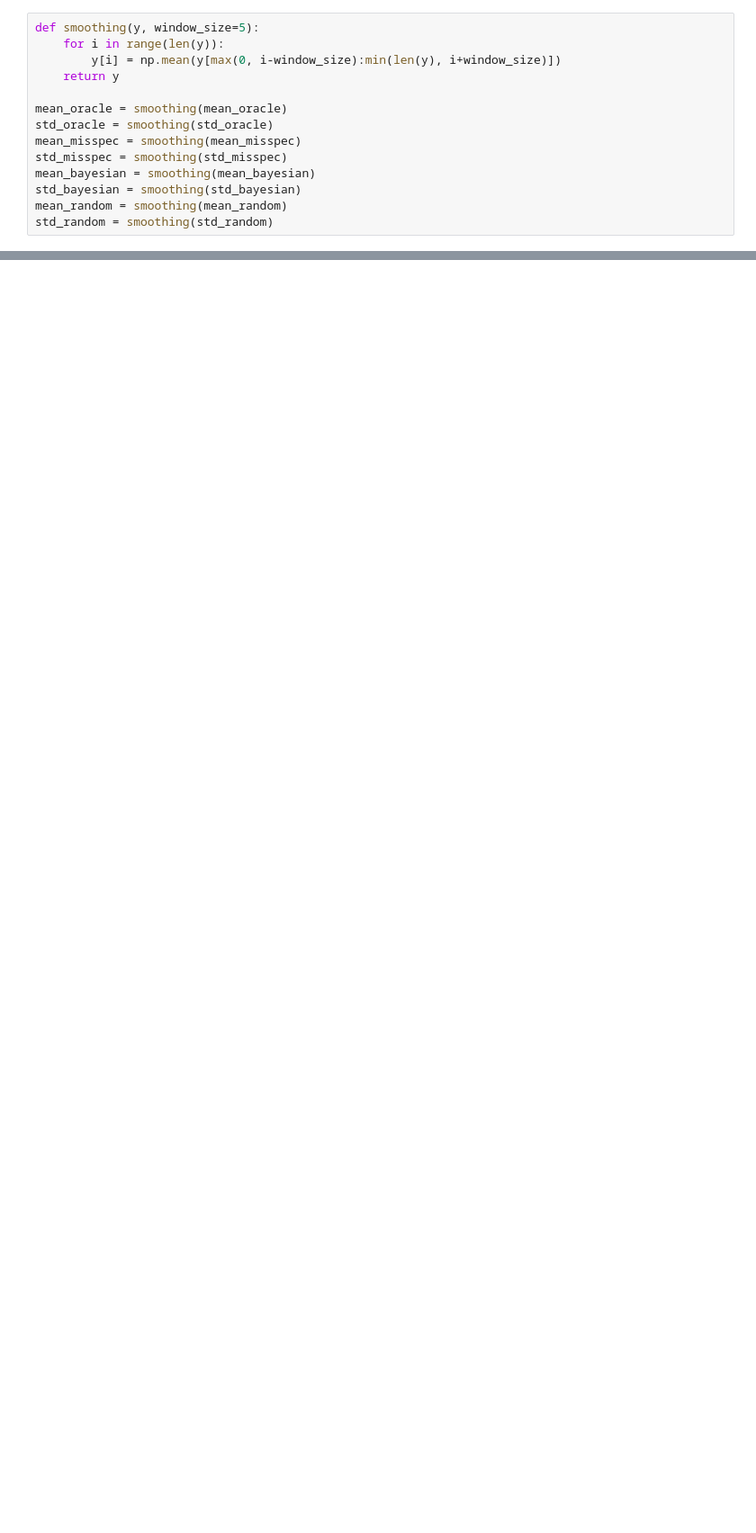
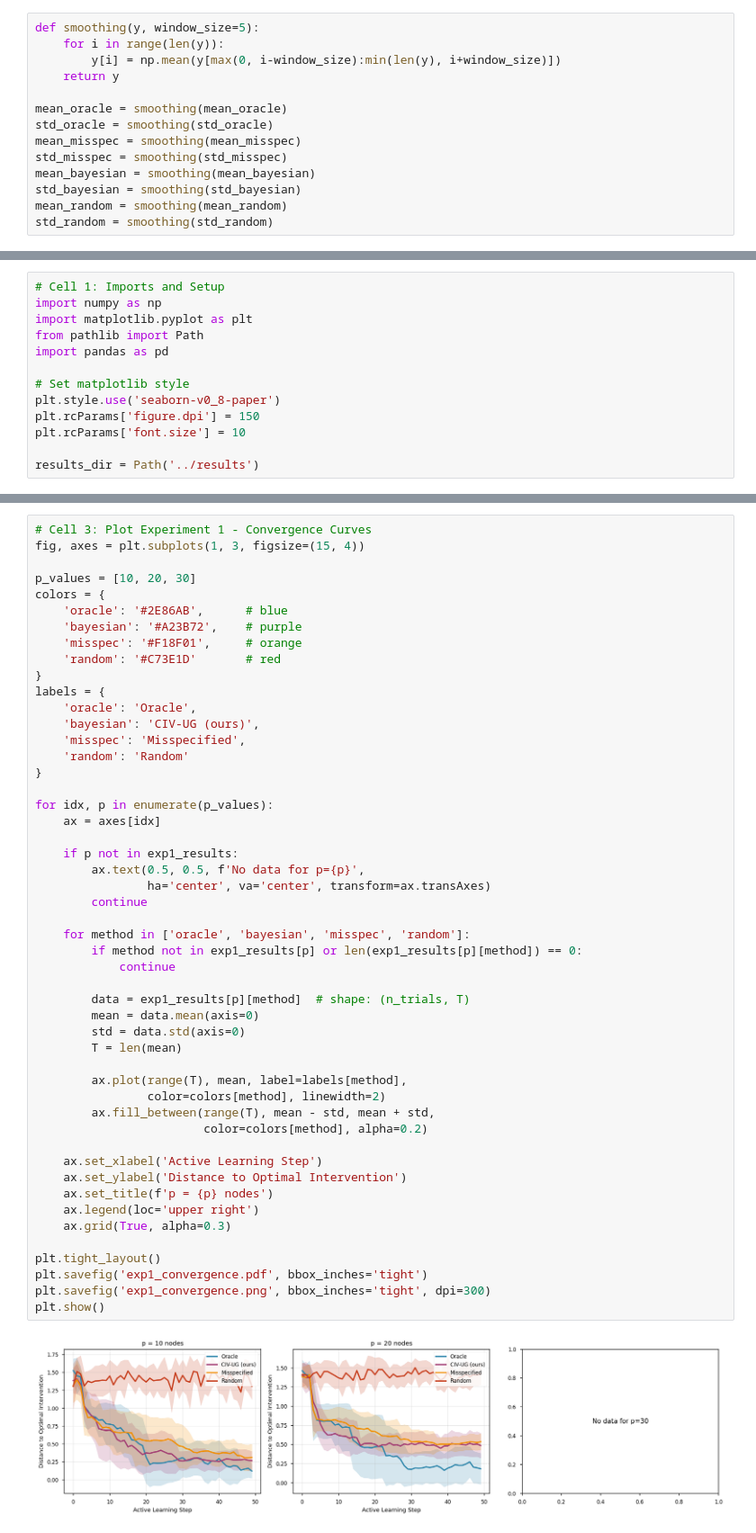
Before and after one commit to wvirany/actlearn_optint, a Jupyter notebook: optint/notebook/bciv_plots.ipynb, the cells around one changed output, grey strips where cells are left out. Shown: that part at 90% size. Cells and saved outputs as stored; diff of their text form; blank space fills up the shorter version.

```diff
--- a/optint/notebook/bciv_plots.ipynb
+++ b/optint/notebook/bciv_plots.ipynb
@@ -96,0 +101,13 @@ plt.show()
+# %%
+# Cell 1: Imports and Setup
+import numpy as np
+import matplotlib.pyplot as plt
+from pathlib import Path
+import pandas as pd
+
+# Set matplotlib style
+plt.style.use('seaborn-v0_8-paper')
+plt.rcParams['figure.dpi'] = 150
+plt.rcParams['font.size'] = 10
+
+results_dir = Path('../results')
@@ -96,0 +167,52 @@ plt.show()
+# %%
+# Cell 3: Plot Experiment 1 - Convergence Curves
+fig, axes = plt.subplots(1, 3, figsize=(15, 4))
+
+p_values = [10, 20, 30]
+colors = {
+    'oracle': '#2E86AB',      # blue
+    'bayesian': '#A23B72',    # purple
+    'misspec': '#F18F01',     # orange
+    'random': '#C73E1D'       # red
+}
+labels = {
+    'oracle': 'Oracle',
+    'bayesian': 'CIV-UG (ours)',
+    'misspec': 'Misspecified',
+    'random': 'Random'
+}
+
+for idx, p in enumerate(p_values):
+    ax = axes[idx]
+
+    if p not in exp1_results:
+        ax.text(0.5, 0.5, f'No data for p={p}',
+                ha='center', va='center', transform=ax.transAxes)
+        continue
+
+    for method in ['oracle', 'bayesian', 'misspec', 'random']:
+        if method not in exp1_results[p] or len(exp1_results[p][method]) == 0:
+            continue
+
+        data = exp1_results[p][method]  # shape: (n_trials, T)
+        mean = data.mean(axis=0)
+        std = data.std(axis=0)
+        T = len(mean)
+
+        ax.plot(range(T), mean, label=labels[method],
+                color=colors[method], linewidth=2)
+        ax.fill_between(range(T), mean - std, mean + std,
+                        color=colors[method], alpha=0.2)
+
+    ax.set_xlabel('Active Learning Step')
+    ax.set_ylabel('Distance to Optimal Intervention')
+    ax.set_title(f'p = {p} nodes')
+    ax.legend(loc='upper right')
+    ax.grid(True, alpha=0.3)
+
+plt.tight_layout()
+plt.savefig('exp1_convergence.pdf', bbox_inches='tight')
+plt.savefig('exp1_convergence.png', bbox_inches='tight', dpi=300)
+plt.show()
+# %% [output]
+[figure, added]
```
Also changed, not shown: parts of 9 cells of this notebook, 1 other file.
